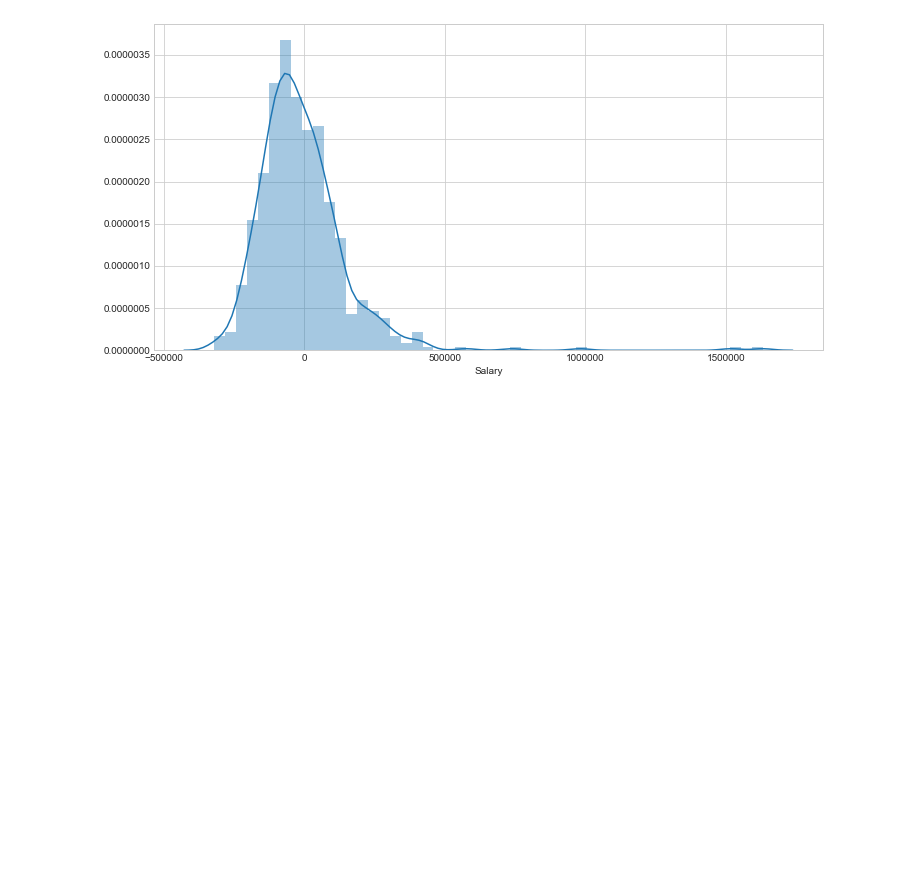
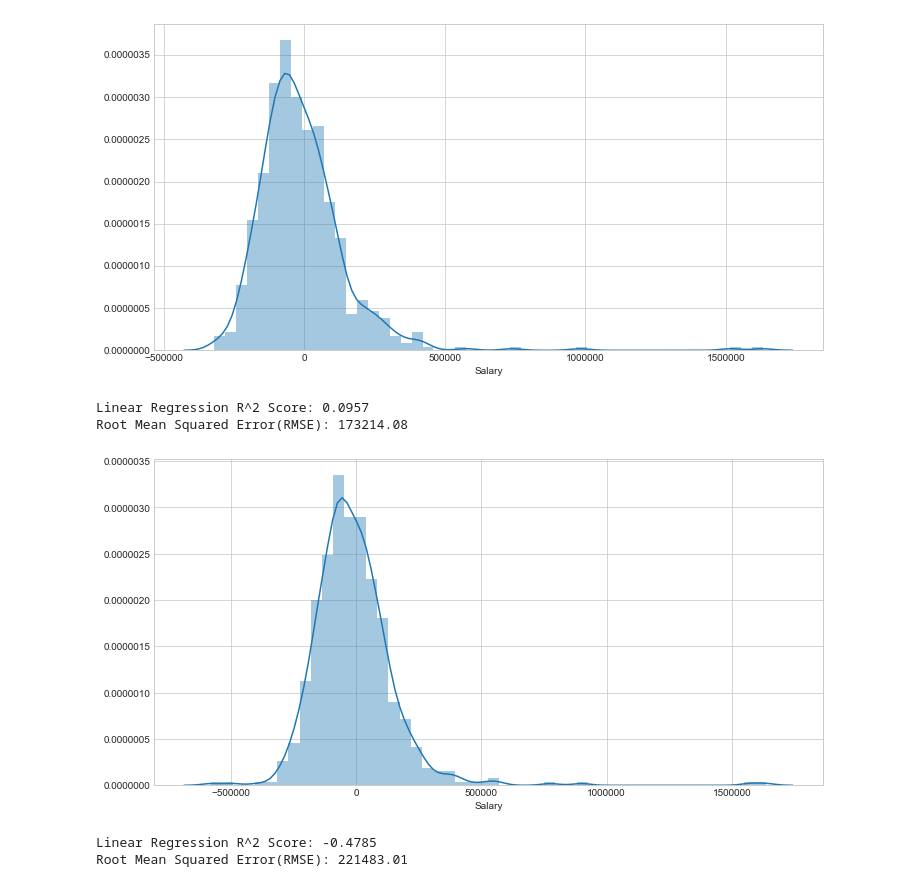
Before and after one commit to mktintumon/Machine-Learning, a Jupyter notebook: Codes/Salary_prediction.ipynb, the cells around one changed output. Cells and saved outputs as stored; diff of their text form; code cells hidden in the pictures; blank space fills up the shorter version.

```diff
--- a/Codes/Salary_prediction.ipynb
+++ b/Codes/Salary_prediction.ipynb
@@ -493,0 +497,24 @@ plt.show()
+# %%
+from sklearn.ensemble import RandomForestRegressor
+
+rf_regressor = RandomForestRegressor(n_estimators=100, random_state=42)
+rf_regressor.fit(X_train, y_train)
+rf_pred = rf_regressor.predict(X_test)
+
+rf_reg_r2_score = rf_regressor.score(X_test, y_test)
+print("Linear Regression R^2 Score: {:.4f}".format(rf_reg_r2_score))
+
+rmse = np.sqrt(mean_squared_error(y_test, rf_pred))
+print("Root Mean Squared Error(RMSE): %.2f" % rmse)
+# %% [output]
+Linear Regression R^2 Score: 0.0957
+Root Mean Squared Error(RMSE): 173214.08
+# %%
+# Random forest Regression Error plot
+rf_errors_reg = y_test - rf_pred
+
+plt.figure(figsize = (12,6))
+sns.distplot(rf_errors_reg)
+plt.show()
+# %% [output]
+[figure, added]
@@ -493,0 +523,19 @@ plt.show()
+# %%
+
+from sklearn.tree import DecisionTreeRegressor
+
+dt_regressor = DecisionTreeRegressor(random_state=42)
+
+# Fit the model on the training data
+dt_regressor.fit(X_train, y_train)
+
+dt_pred = dt_regressor.predict(X_test)
+
+dt_r2_score = dt_regressor.score(X_test, y_test)
+print("Linear Regression R^2 Score: {:.4f}".format(dt_r2_score))
+
+rmse = np.sqrt(mean_squared_error(y_test, dt_pred))
+print("Root Mean Squared Error(RMSE): %.2f" % rmse)
+# %% [output]
+Linear Regression R^2 Score: -0.4785
+Root Mean Squared Error(RMSE): 221483.01
```
Also changed, not shown: parts of 11 cells of this notebook, 1 other file.
